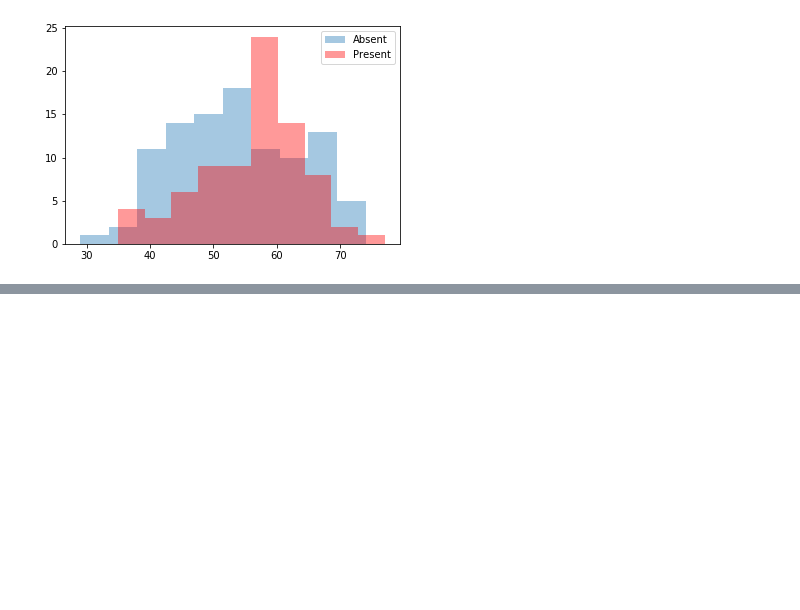
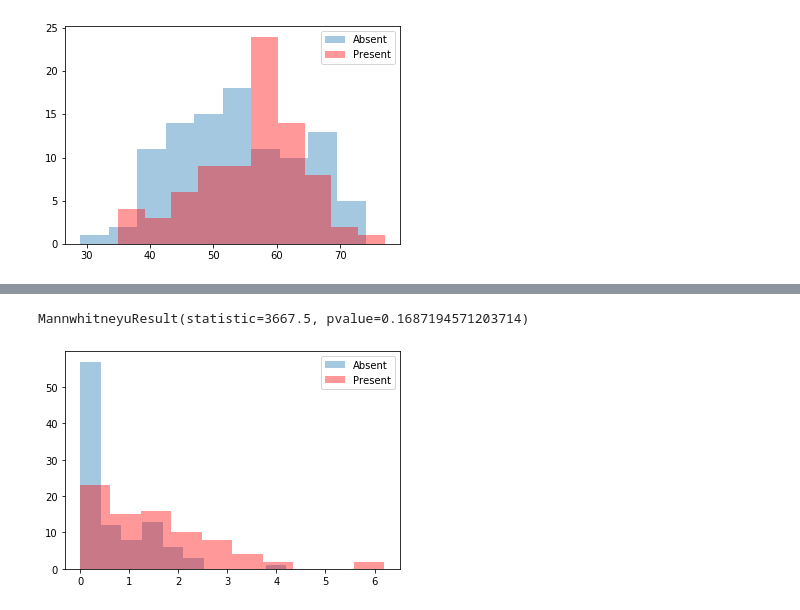
Before and after one commit to patrickstuchlik/driven-data-heart-ml, a Jupyter notebook: eda.ipynb, the cells around one changed output, grey strips where cells are left out. Drawn from its saved outputs; the diff is of its cells as text; code cells hidden in the pictures; blank space fills up the shorter version.

```diff
--- a/eda.ipynb
+++ b/eda.ipynb
@@ -190,0 +203,16 @@ train.describe
+# %%
+#train['resting_blood_pressure'].describe()
+#scipy.stats.anderson(train.resting_blo)
+#scipy.stats.levene(train[train['heart_disease_present']==0].resting,train[train['heart_disease_present']==1].resting)
+#scipy.stats.shapiro(train.resting_blood_pressure)
+scipy.stats.mannwhitneyu(train[train['heart_disease_present']==0].resting_blood_pressure,train[train['heart_disease_present']==1].resting_blood_pressure)
+#scipy.stats.mannwhitneyu()
+# %% [output]
+MannwhitneyuResult(statistic=3667.5, pvalue=0.1687194571203714)
+# %%
+pyplot.hist(train[train['heart_disease_present']==0].oldpeak_eq_st_depression, alpha = 0.4, label='Absent')
+pyplot.hist(train[train['heart_disease_present']==1].oldpeak_eq_st_depression, alpha = 0.4, label='Present',color = 'r')
+pyplot.legend(loc = 'upper right')
+pyplot.show()
+# %% [output]
+[figure, added]
```
Also changed, not shown: parts of 12 cells of this notebook.
